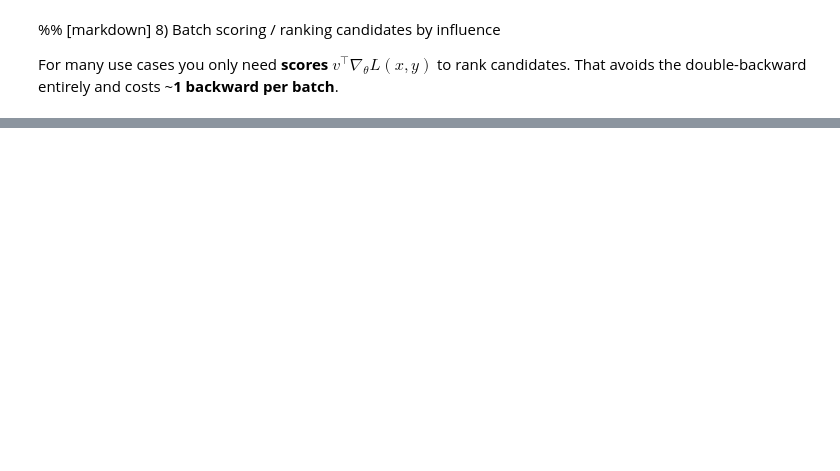
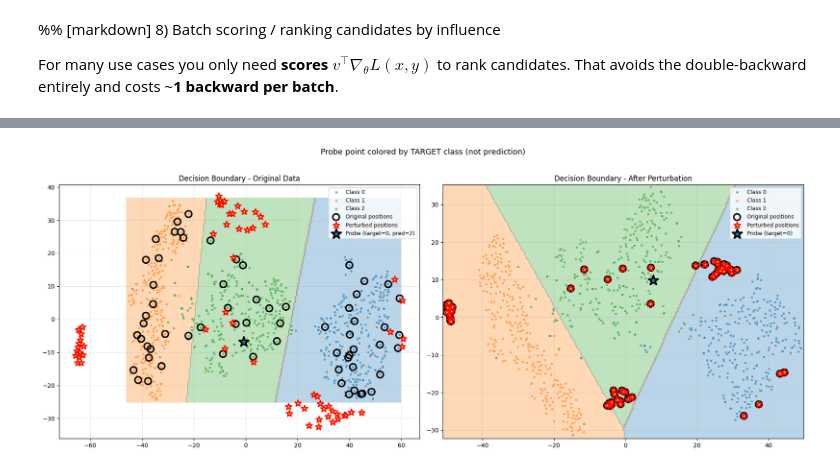
Before and after one commit to jrosseruk/infusion, a Jupyter notebook: infusion_batched_mnist.ipynb, the cells around one changed output, grey strips where cells are left out. Saved outputs shown, nothing was run; the diff lists cells and outputs as text; code cells hidden in the pictures; blank space fills up the shorter version.

```diff
--- a/infusion_batched_mnist.ipynb
+++ b/infusion_batched_mnist.ipynb
@@ -686,0 +1058,97 @@ print("Scores:", scores[topk])
+# %%
+# Visualize decision boundaries
+def plot_decision_boundary(ax, clf, X_2d, y_data, title, S_indices=None, X_adv_2d=None,
+                          probe_point=None, probe_target_class=None, probe_pred_class=None):
+    """Plot decision boundary with data points"""
+    # Create mesh
+    h = 0.5  # step size in the mesh
+    x_min, x_max = X_2d[:, 0].min() - 1, X_2d[:, 0].max() + 1
+    y_min, y_max = X_2d[:, 1].min() - 1, X_2d[:, 1].max() + 1
+    xx, yy = np.meshgrid(np.arange(x_min, x_max, h),
+                         np.arange(y_min, y_max, h))
+
+    # Predict on mesh
+    mesh_points = np.c_[xx.ravel(), yy.ravel()]
+    mesh_scaled = scaler.transform(mesh_points)
+    Z = clf.predict(mesh_scaled)
+    Z = Z.reshape(xx.shape)
+
+    # Plot decision regions
+    ax.contourf(xx, yy, Z, alpha=0.3, levels=np.arange(n_classes+1)-0.5,
+               colors=colors, antialiased=True)
+    ax.contour(xx, yy, Z, alpha=0.5, levels=np.arange(n_classes+1)-0.5,
+              colors='black', linewidths=0.5)
+
+    # Plot data points
+    for i in range(n_classes):
+        mask = y_data == i
+        ax.scatter(X_2d[mask, 0], X_2d[mask, 1],
+                  c=colors[i], label=f'Class {target_classes[i]}',
+                  alpha=0.6, s=20, edgecolors='white', linewidths=0.5)
+
+    # Highlight perturbed points if provided
+    if S_indices is not None and X_adv_2d is not None:
+        ax.scatter(X_2d[S_indices, 0], X_2d[S_indices, 1],
+                  facecolors='none', edgecolors='black', s=120, linewidths=2.5,
+                  label='Original positions', zorder=10)
+        ax.scatter(X_adv_2d[:, 0], X_adv_2d[:, 1],
+                  c='yellow', edgecolors='red', s=120, linewidths=2,
+                  marker='*', label='Perturbed positions', zorder=11)
+
+    # Add probe point if provided (colored by TARGET class)
+    if probe_point is not None and probe_target_class is not None:
+        probe_color = colors[probe_target_class]
+        if probe_pred_class is not None:
+            label_text = f'Probe (target={probe_target_class}, pred={probe_pred_class})'
+        else:
+            label_text = f'Probe (target={probe_target_class})'
+        ax.scatter(probe_point[0], probe_point[1], c=probe_color, marker='*',
+                  s=300, edgecolors='black', linewidths=2.5,
+                  label=label_text, zorder=15)
+
+    ax.set_title(title, fontsize=12)
+    ax.legend(loc='best', fontsize=9)
+    ax.grid(True, alpha=0.3)
+
+# Get probe's current prediction
+with torch.no_grad():
+    probe_logits_orig = model(x_star.unsqueeze(0))
+    probe_pred_class_orig = torch.argmax(probe_logits_orig, dim=1).item()
+
+# Create visualization
+fig, axes = plt.subplots(1, 2, figsize=(18, 7))
+
+# Original decision boundary
+plot_decision_boundary(axes[0], clf_original, X_2d_vis, y_np,
+                       'Decision Boundary - Original Data',
+                       S_indices=S_idx_cpu,
+                       X_adv_2d=trajectory_2d[-1],
+                       probe_point=x_star_2d,
+                       probe_target_class=class_star,
+                       probe_pred_class=probe_pred_class_orig)
+
+# Perturbed decision boundary
+S_idx_pert = S_idx_cpu  # Same indices
+X_adv_pert_2d = X_pert_2d[S_idx_pert]
+
+# Project probe to perturbed space (using nearest neighbor approximation)
+from scipy.spatial.distance import cdist
+X_pert_pca_probe = pca.transform(x_star.cpu().numpy().reshape(1, -1))
+distances_pert = cdist(X_pert_pca_probe, X_pert_pca, metric='euclidean')
+nearest_idx_pert = np.argmin(distances_pert)
+x_star_2d_pert = X_pert_2d[nearest_idx_pert]
+
+# Note: We don't have model_pert here yet, so we'll skip showing prediction on right plot
+plot_decision_boundary(axes[1], clf_perturbed, X_pert_2d, y_np,
+                       'Decision Boundary - After Perturbation',
+                       S_indices=S_idx_pert,
+                       X_adv_2d=X_adv_pert_2d,
+                       probe_point=x_star_2d_pert,
+                       probe_target_class=class_star,
+                       probe_pred_class=None)
+
+plt.suptitle('Probe point colored by TARGET class (not prediction)', fontsize=13, y=1.02)
+plt.tight_layout()
+plt.show()
+# %% [output]
+[figure, added]
```
Also changed, not shown: parts of 20 cells of this notebook, 1 other file.
